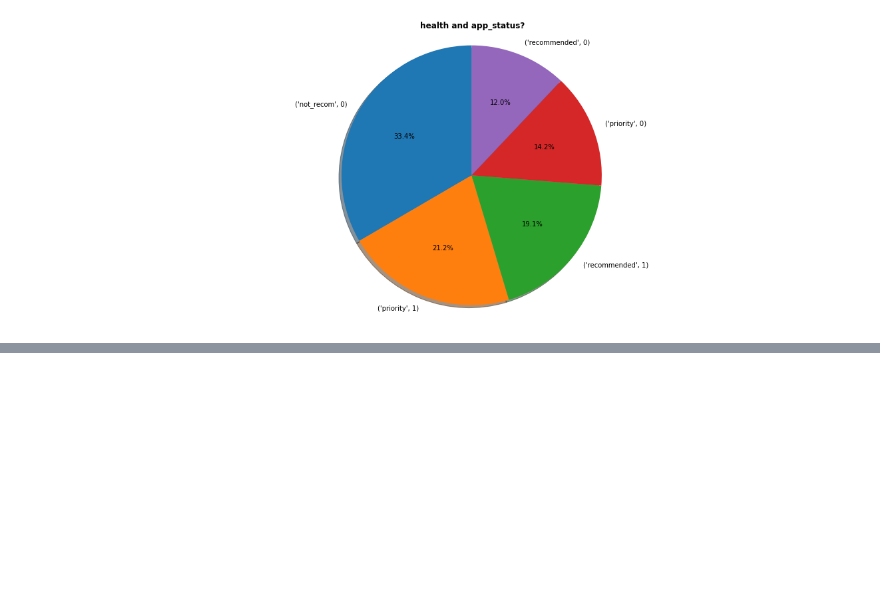
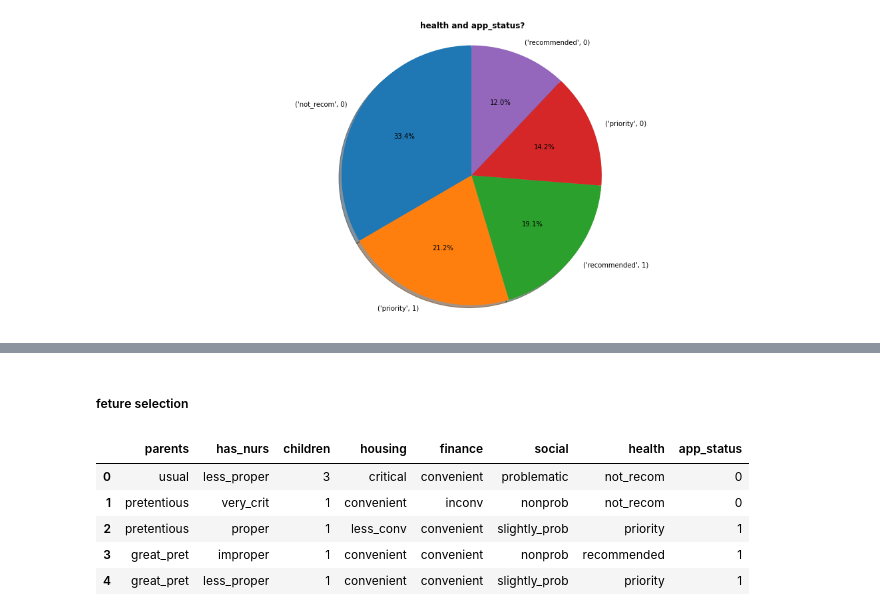
Before and after one commit to avishkakavindu/ICDS2021-Mini-Hackathon-ML, a Jupyter notebook: UCI Nursery_Feature_selection.ipynb, the cells around one changed output, grey strips where cells are left out. Cells and saved outputs as stored; diff of their text form; code cells hidden in the pictures; blank space fills up the shorter version.

```diff
--- a/UCI Nursery_Feature_selection.ipynb
+++ b/UCI Nursery_Feature_selection.ipynb
@@ -105,0 +100,12 @@ for column in columns.drop('app_status'):
+# %% [markdown]
+##### feture selection
+# %%
+del dataset['form']
+dataset.head()
+# %% [output]
+|  | parents | has_nurs | children | housing | finance | social | health | app_status |
+| 0 | usual | less_proper | 3 | critical | convenient | problematic | not_recom | 0 |
+| 1 | pretentious | very_crit | 1 | convenient | inconv | nonprob | not_recom | 0 |
+| 2 | pretentious | proper | 1 | less_conv | convenient | slightly_prob | priority | 1 |
+| 3 | great_pret | improper | 1 | convenient | convenient | nonprob | recommended | 1 |
+| 4 | great_pret | less_proper | 1 | convenient | convenient | slightly_prob | priority | 1 |
```
Also changed, not shown: parts of 24 cells of this notebook, 1 other file.
